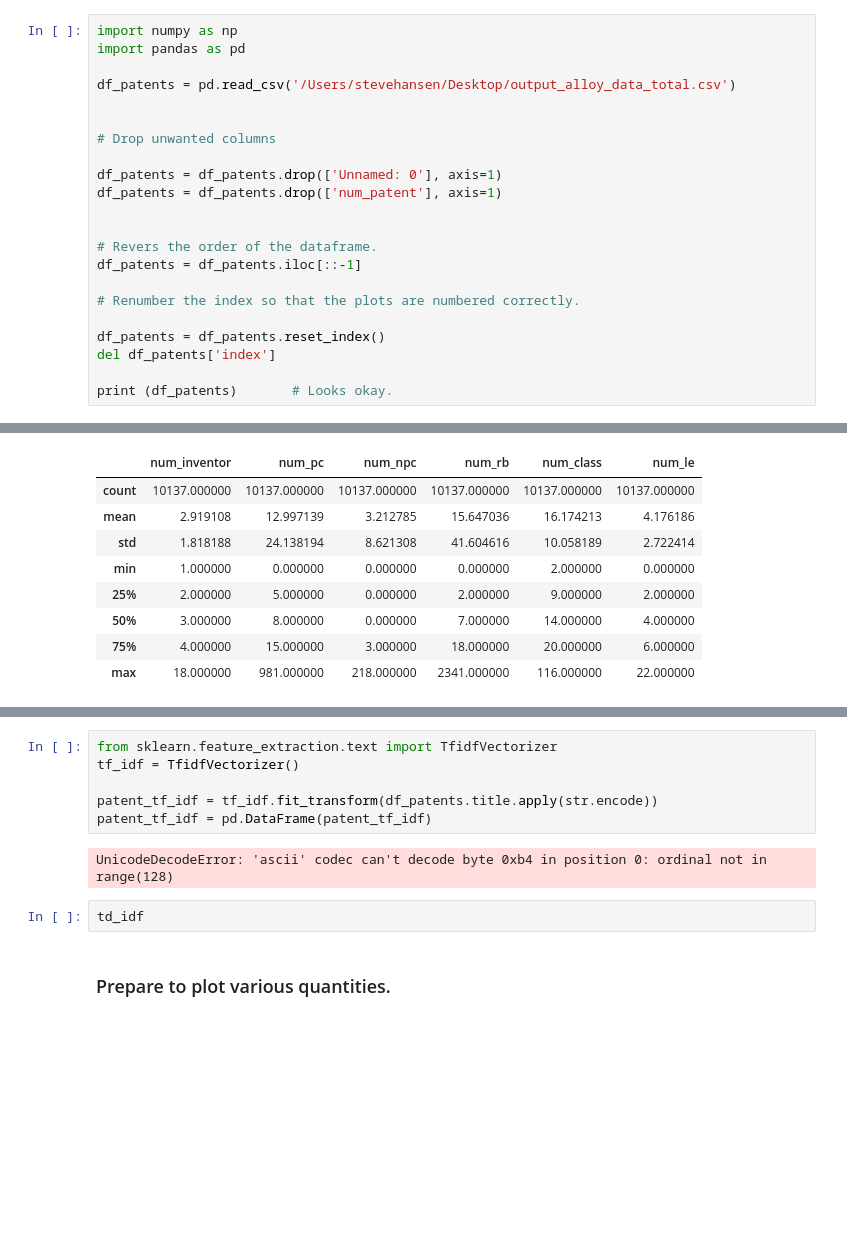
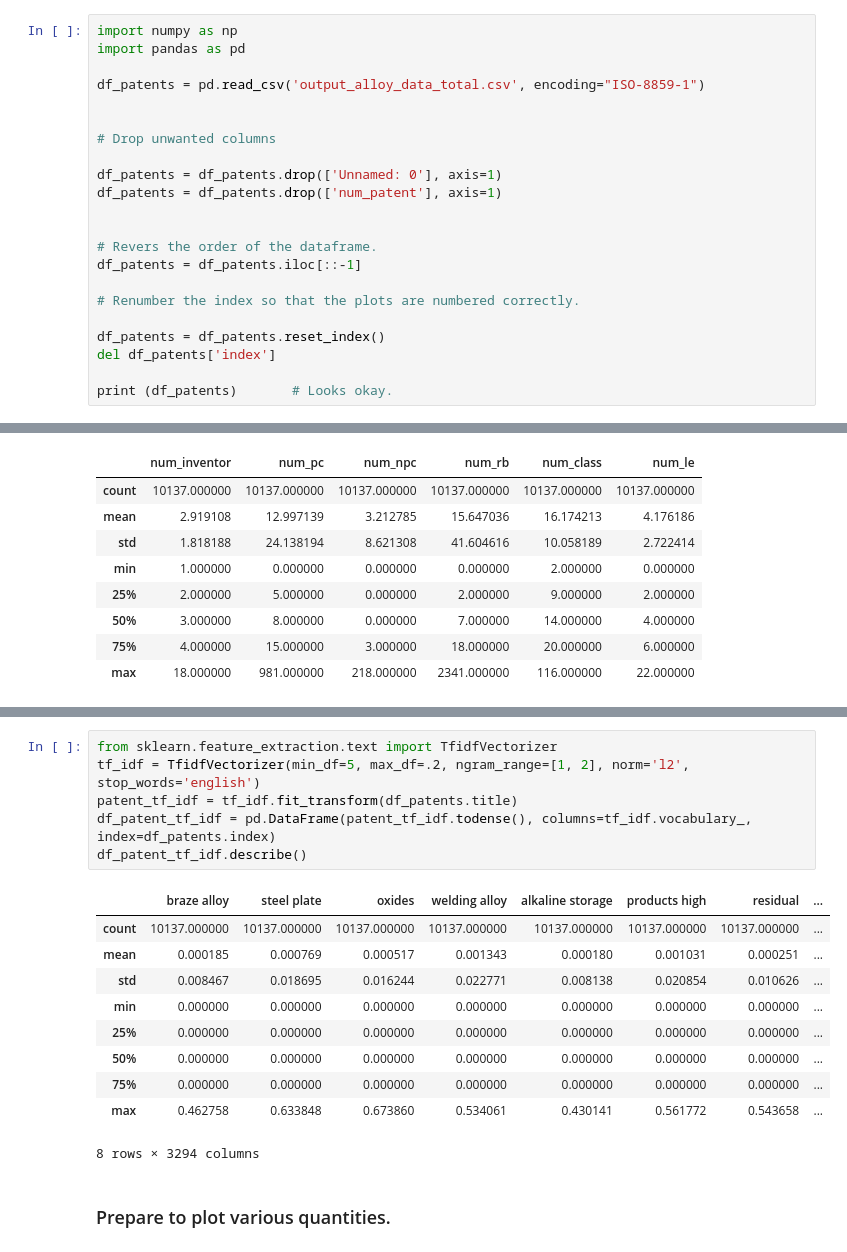
Before and after one commit to totalgood/Springboard-Proposal, a Jupyter notebook: patent-stochastic-gradient-descent-6HB_alloys.ipynb, the cells around one changed output, grey strips where cells are left out. Cells and saved outputs as stored; diff of their text form; blank space fills up the shorter version.

Commit message:
fix bugs in ascii strings and sgd object instantiation

```diff
--- a/patent-stochastic-gradient-descent-6HB_alloys.ipynb
+++ b/patent-stochastic-gradient-descent-6HB_alloys.ipynb
@@ -10,7 +10,7 @@ df_patents (dataframe)
 import numpy as np
 import pandas as pd
 
-df_patents = pd.read_csv('/Users/stevehansen/Desktop/output_alloy_data_total.csv')
+df_patents = pd.read_csv('output_alloy_data_total.csv', encoding="ISO-8859-1")
 
 
 # Drop unwanted columns
@@ -65,13 +84,20 @@ df_patents.sort_values(['num_rb'], ascending=[1])
 # %%
 from sklearn.feature_extraction.text import TfidfVectorizer
-tf_idf = TfidfVectorizer()
-
-patent_tf_idf = tf_idf.fit_transform(df_patents.title.apply(str.encode))
-patent_tf_idf = pd.DataFrame(patent_tf_idf)
+tf_idf = TfidfVectorizer(min_df=5, max_df=.2, ngram_range=[1, 2], norm='l2', stop_words='english')
+patent_tf_idf = tf_idf.fit_transform(df_patents.title)
+df_patent_tf_idf = pd.DataFrame(patent_tf_idf.todense(), columns=tf_idf.vocabulary_, index=df_patents.index)
+df_patent_tf_idf.describe()
 # %% [output]
+|  | braze alloy | steel plate | oxides | welding alloy | alkaline storage | products high | residual | ... |
+| count | 10137.000000 | 10137.000000 | 10137.000000 | 10137.000000 | 10137.000000 | 10137.000000 | 10137.000000 | ... |
+| mean | 0.000185 | 0.000769 | 0.000517 | 0.001343 | 0.000180 | 0.001031 | 0.000251 | ... |
+| std | 0.008467 | 0.018695 | 0.016244 | 0.022771 | 0.008138 | 0.020854 | 0.010626 | ... |
+| min | 0.000000 | 0.000000 | 0.000000 | 0.000000 | 0.000000 | 0.000000 | 0.000000 | ... |
+| 25% | 0.000000 | 0.000000 | 0.000000 | 0.000000 | 0.000000 | 0.000000 | 0.000000 | ... |
+| 50% | 0.000000 | 0.000000 | 0.000000 | 0.000000 | 0.000000 | 0.000000 | 0.000000 | ... |
+| 75% | 0.000000 | 0.000000 | 0.000000 | 0.000000 | 0.000000 | 0.000000 | 0.000000 | ... |
+| max | 0.462758 | 0.633848 | 0.673860 | 0.534061 | 0.430141 | 0.561772 | 0.543658 | ... |
-UnicodeDecodeError: 'ascii' codec can't decode byte 0xb4 in position 0: ordinal not in range(128)
+8 rows × 3294 columns
-# %%
-td_idf
 # %% [markdown]
 ### Prepare to plot various quantities.
 # %%
```
Also changed, not shown: parts of 7 cells of this notebook.
